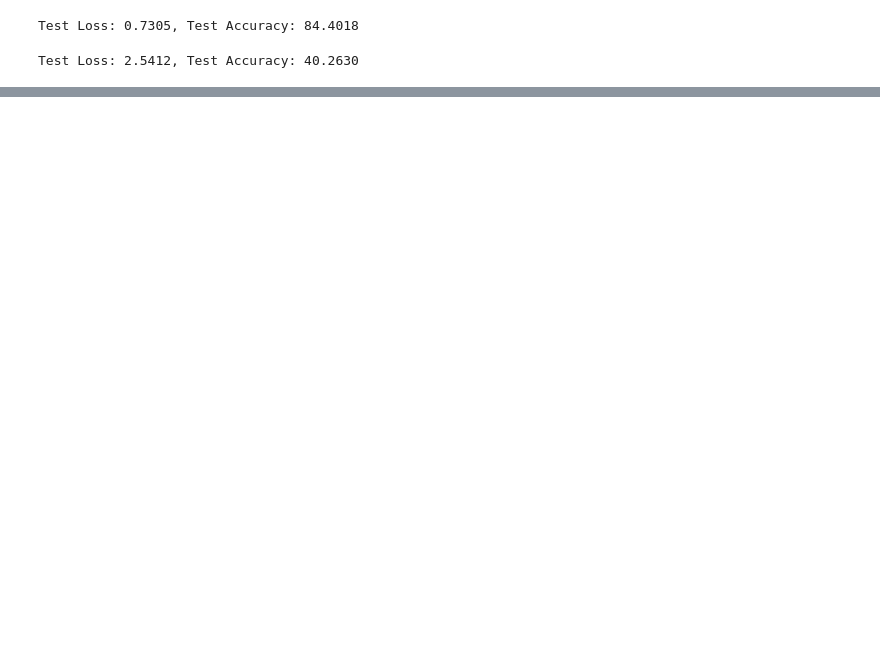
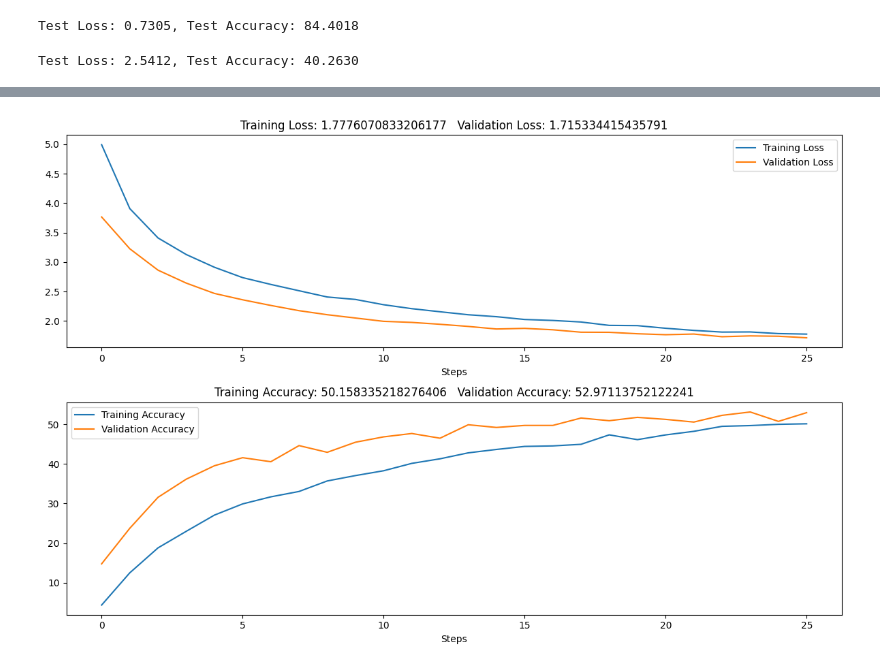
Before and after one commit to N1ccoloZen/MachineLearningProject, a Jupyter notebook: firstModel.ipynb, the cells around one changed output, grey strips where cells are left out. Drawn from its saved outputs; the diff is of its cells as text; code cells hidden in the pictures; blank space fills up the shorter version.

```diff
--- a/firstModel.ipynb
+++ b/firstModel.ipynb
@@ -278,8 +286,3 @@ def plot_learning_acc_loss(loss_train, acc_train, loss_val, acc_val):
     plt.legend(loc='best')
 
     plt.show()
-# %%
-for img, label, img_ID in val_loader:
-    attribute = attributes[img_ID-1]
-    print(attribute.shape)
-    break
@@ -325,8 +326,3 @@ def testFineTuned (model, dataloader_test = test_loader):
     loss_test = tot_loss / n_batches
 
     print(f"Test Loss: {loss_test:.4f}, Test Accuracy: {accuracy_test:.4f}")
-# %%
-for img, label, img_id in test_loader:
-    attribute = attributes[img_id-1]
-    print(attribute.numel())
-    break
@@ -407,7 +401,7 @@ def train(model, optimizer, criterion, dataloader_train, dataloader_val, num_epo
             logits = model(attribute)
             loss = criterion(logits, label-1)
             optimizer.zero_grad()
-            tot_loss_train += loss.item()
+            tot_loss_train += loss
 
             loss.backward()
             optimizer.step()
@@ -435,7 +429,7 @@ def train(model, optimizer, criterion, dataloader_train, dataloader_val, num_epo
                 logits = model(attribute)
                 loss = criterion(logits, label-1)
 
-                tot_loss_val += loss.item()
+                tot_loss_val += loss
 
                 pred_label = torch.argmax(logits, dim=1)
                 accuracy = (pred_label == label-1).sum().item()
@@ -704,0 +804,24 @@ def testCBM (cnnmodel, mlpmodel, test_loader=test_loader, cnn_criterion, mlp_cri
+# %%
+torch.mps.empty_cache()
+
+lr = 1e-3
+
+cnnmodel = ResNet50AttributesTuned(num_attributes=312, weights=ResNet50_Weights.IMAGENET1K_V1, freeze_backbone=True)
+cnnmodel.load_state_dict(torch.load("/Users/niccolozenaro/Università/Machine Learning/FinetunedResnet.pth"))
+cnnmodel.to(device)
+
+mlpmodel = MLP(input_dim=312, num_classes=200, expand_dim=[400, 500, 300])
+mlpmodel.to(device)
+
+criterion = torch.nn.CrossEntropyLoss()
+optimizer = torch.optim.SGD(mlpmodel.parameters(), lr=lr, momentum=0.9, weight_decay=5e-4, nesterov=True)
+# %%
+start = timer()
+
+loss_train, acc_train, loss_val, acc_train, best_model = trainSequentialCBM(mlpmodel, cnnmodel, optimizer, criterion, dataloader_train=train_loader, dataloader_val=val_loader, device=device, num_epochs=num_epochs, early_stopping=5, tolerance=0.1)
+
+end = timer()
+
+print(f"Training took {end-start:.2f} seconds")
+# %% [output]
+[figure, added]
```
Also changed, not shown: parts of 19 cells of this notebook.
